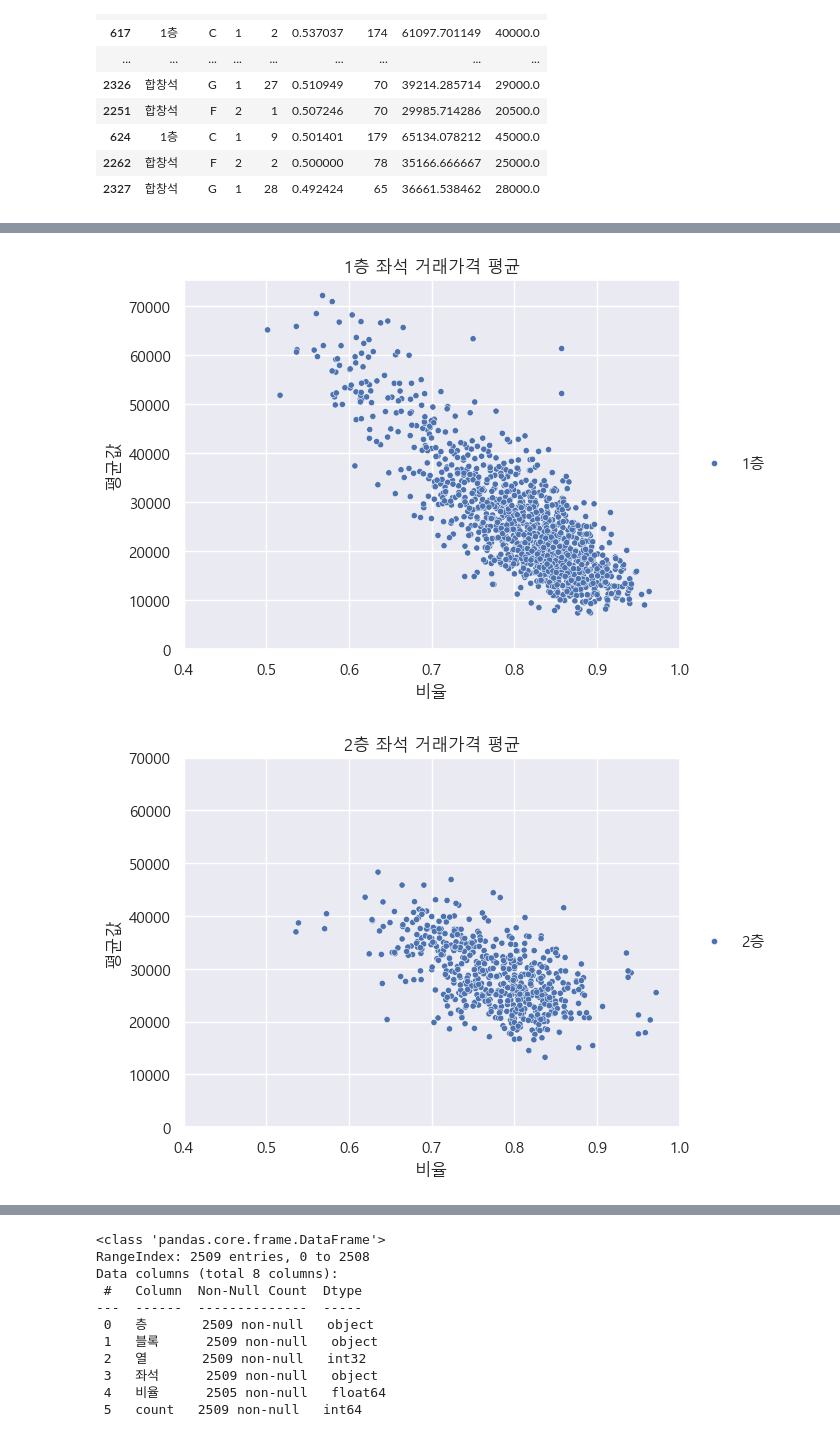
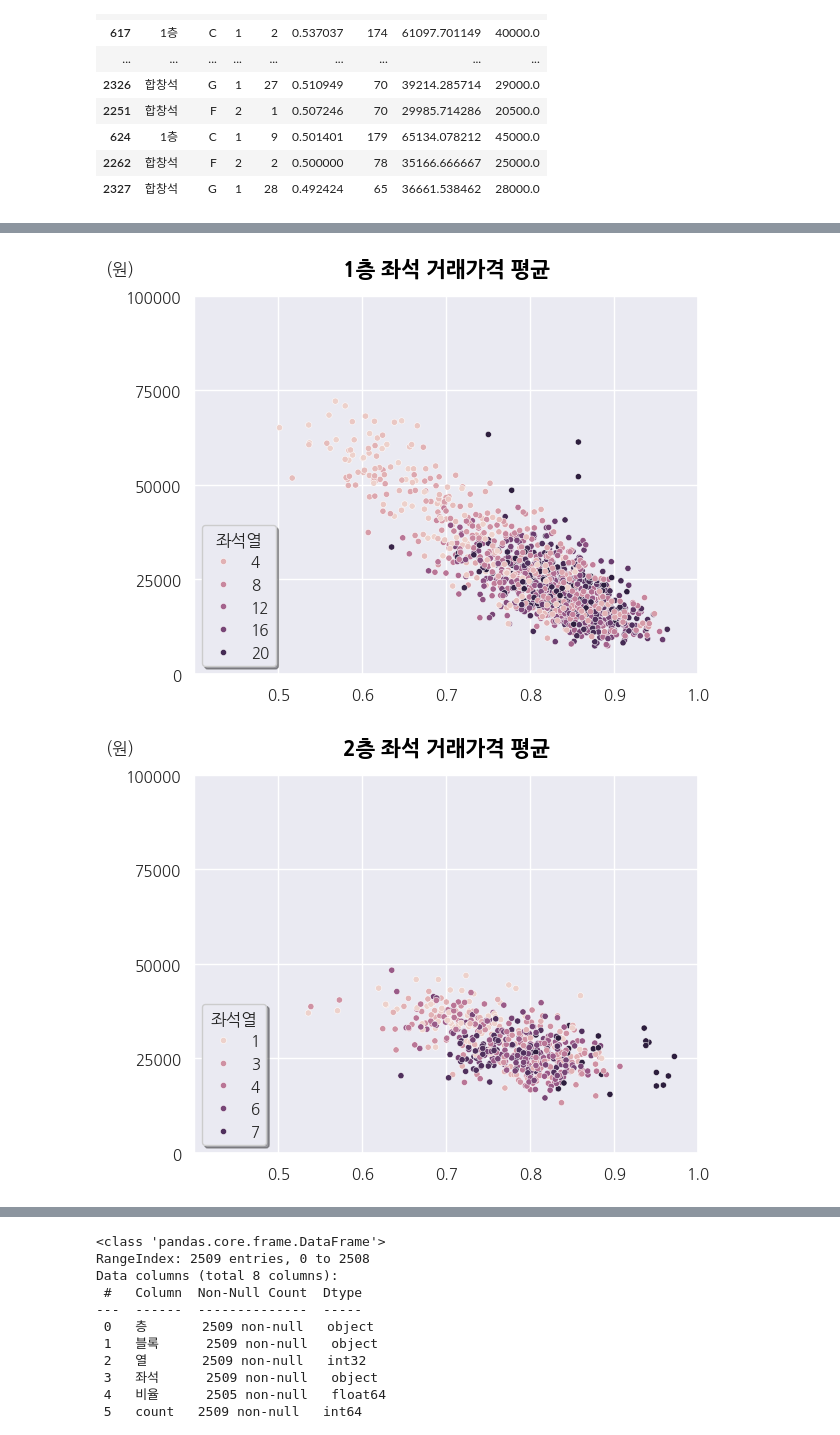
Before and after one commit to one5469/PandasProject, a Jupyter notebook: KMS/dataAnalysis.ipynb, the cells around one changed output, grey strips where cells are left out. Cells and saved outputs as stored; diff of their text form; code cells hidden in the pictures.

```diff
--- a/KMS/dataAnalysis.ipynb
+++ b/KMS/dataAnalysis.ipynb
@@ -13,10 +13,16 @@ def randomColor():
     return color
 # %%
 
-sns.set_theme(style="darkgrid")
-mp.rc('font', family='Malgun Gothic')
+# sns.set_theme(style="darkgrid")
+sns.set_style('darkgrid', {'legend.frameon':True})
+# 나눔 고딕으로 설정
+font_path = "C:/Windows/Fonts/NanumGothic.ttf"
+font_name = font_path.split("/")[-1]
+font_name = font_name.split(".")[0]
+plt.rc('font', family=font_name)
+plt.rcParams["figure.autolayout"] = True
 # %%
-file = './tickets.csv'
+file = '../.venv/tickets.csv'
 # %%
 # 데이터 로딩
 # 데이터에서 불필요한 요소를 drop 하고 미리 날자 관련 데이터는 미리 파싱되도록 처리
@@ -411,31 +491,72 @@ plt.show()
 # %%
 palette=['green','blue','dodgerblue','red']
 def plot_scatter(flag = False, 층수 = ''):
     total = sns.scatterplot(
         x="비율",
         y="평균값",
         data=result1[(result1['평균값'] > 0)
                     & (result1['층'] == 층수 ) if flag == True else (result1['평균값'] > 0)
                     ],
         legend='auto',
-        hue="층",
+        hue="열",
         # style='열',
         s=20,
         # palette = random.choice(palette)
 
     )
-    total.set_title(f"{층수 if flag == True else '전체'} 좌석 거래가격 평균")
+    total.set_title(
+        f"{층수 if flag == True else '전체'} 좌석 거래가격 평균",
+        pad=15,
+        fontsize=15,
+        fontweight='bold',
+        color='black',
+        loc='center',
+        # y=1.05,
+        # x=0.5,
+        ha='center',
+        )
+    # total.set_ylabel(
+    #     total.get_ylabel(),
+    #     color='black',
+    #     rotation=0,
+    #     )
+    total.set_ylabel(
+        "(원)",
+        rotation = 0,
+        # loc='top',
+        y = 1.05,
+        x = 1,
+        )
+    total.set_xlabel(
+        '',
+
+    )
     total.set_xticks(np.linspace(0.4, 1, 7))
-    total.set_yticks(np.linspace(0, result1['평균값'].max() // 10000 * 10000, 8))
+    total.set_xticklabels(['', '0.5', '0.6', '0.7', '0.8', '0.9', '1.0'])
+    total.set_yticks(
+        np.linspace(0, 100000, 5, dtype=np.int64)
+        )
+    total.set_yticklabels(
+        total.get_yticks(),
+        rotation=0
+        )
+
     # sns.title("전체 좌석 비율")
-    sns.move_legend(total,"center right",
-        bbox_to_anchor=(1.2, .5), title=None, frameon=False)
+    sns.move_legend(
+        total,
+        loc = "lower left",
+        # bbox_to_anchor=(1.3, .5),
+        title="좌석열",
+        frameon=True,
+        shadow=True,
+        )
+    plt.savefig(f"{층수 if flag == True else '전체'} 좌석 거래가격 평균"'.png', dpi=600)
     plt.show()
 
 
 for x in result1['층'].unique():
     plot_scatter(True, x)
-plot_scatter()
+# plot_scatter()
 # %% [output]
-[figure, old version]
+[figure, new version]
-[figure, old version]
+[figure, new version]
```
Also changed, not shown: parts of 9 cells of this notebook, 20 other files.
